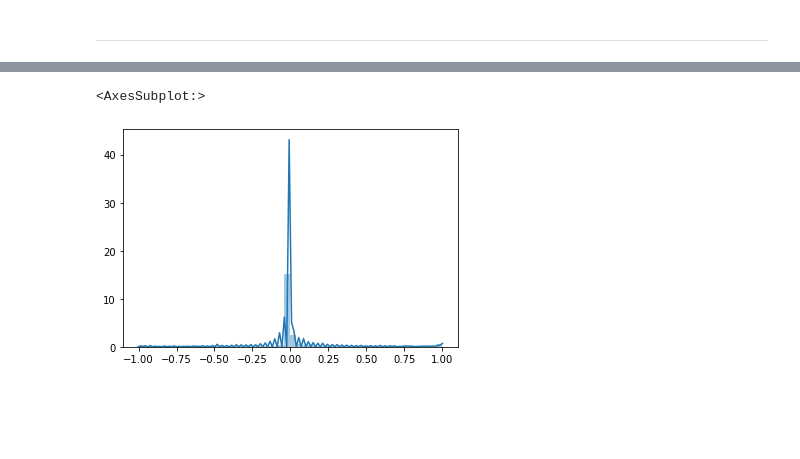
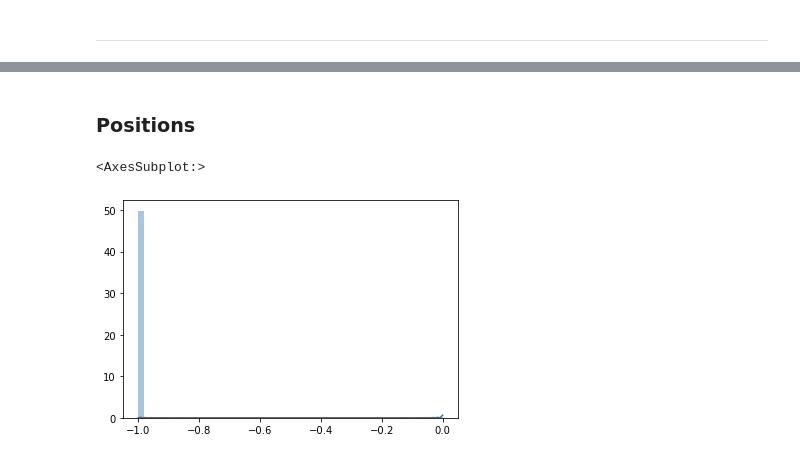
Before and after one commit to Tiergarten/reinforcement-trader, a Jupyter notebook: 3_reinforcement_trading_simple.ipynb, the cells around one changed output, grey strips where cells are left out. Cells and saved outputs as stored; diff of their text form; code cells hidden in the pictures; blank space fills up the shorter version.

Commit message:
Look at positions

```diff
--- a/3_reinforcement_trading_simple.ipynb
+++ b/3_reinforcement_trading_simple.ipynb
@@ -224,12 +238,5 @@ def _gradient(rets, theta, R, Ft, A, DD2, delta):
 # %%
 %%time
-
-epochs = 250
-lr = 0.005
-weights = np.random.normal(loc=0, scale=1, size=M+2)-1
-best_weights = np.zeros(M+2)
-
-rets = get_normalised_returns(n=5000)
 
 loss_history = []
 for i in range(0, epochs):
@@ -250,9 +268,8 @@ sns.lineplot(range(0, len(loss_history)), loss_history)
+# %% [markdown]
+### Positions
 # %%
 Ft = positions(rets, best_weights)
+sns.distplot(Ft)
+# %% [output]
+<AxesSubplot:>
+[figure, added]
-# %%
-realised_returns = returns(Ft, rets, FEE)
-realised_returns = realised_returns[np.where(realised_returns!=0)]
-sns.distplot(realised_returns)
-# %% [output]
-<AxesSubplot:>
-[figure, removed]
```
Also changed, not shown: parts of 15 cells of this notebook.
